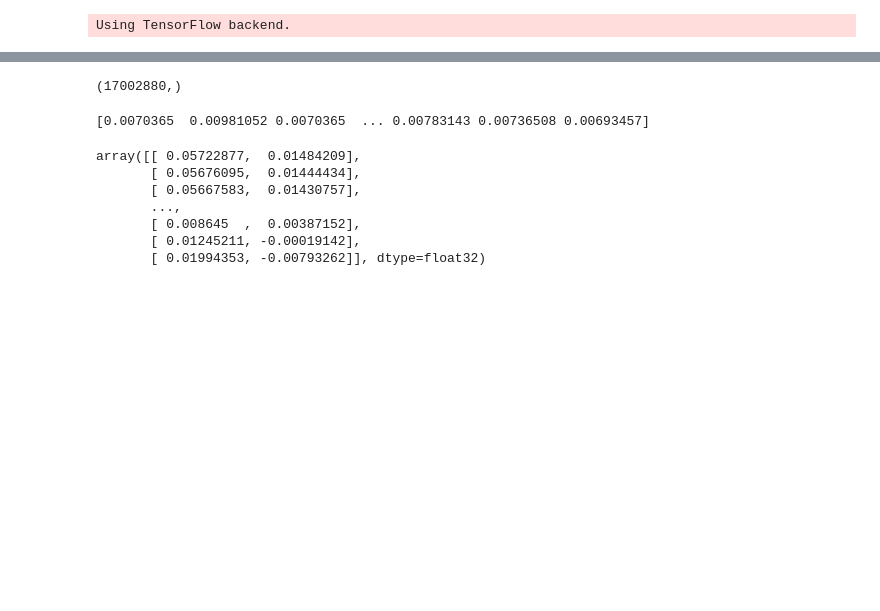
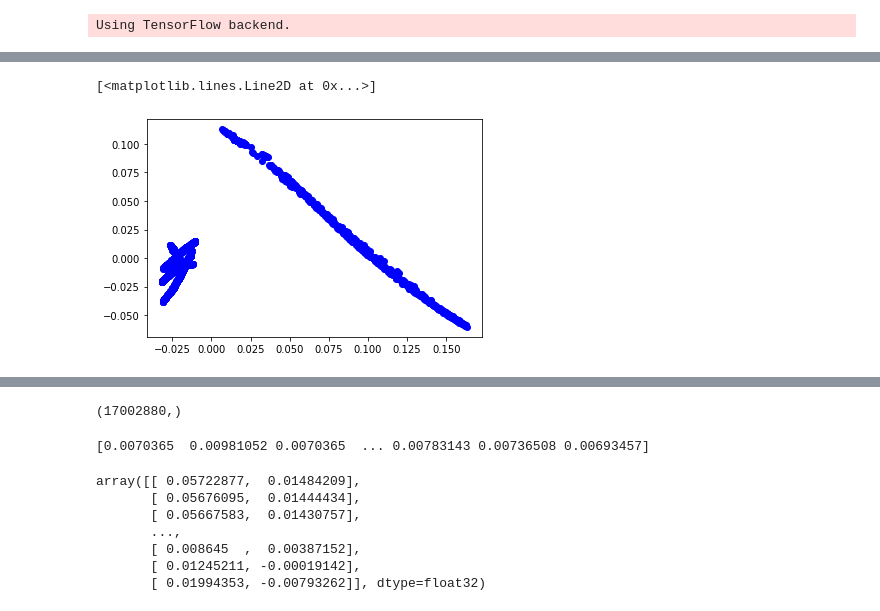
Before and after one commit to ShawnKS/Transportation-Mode-Identification-with-UnsupervisedLearning, a Jupyter notebook: clustering&evulating.ipynb, the cells around one changed output, grey strips where cells are left out. Drawn from its saved outputs; the diff is of its cells as text; code cells hidden in the pictures; blank space fills up the shorter version.

```diff
--- a/clustering&evulating.ipynb
+++ b/clustering&evulating.ipynb
@@ -29,0 +65,8 @@ encode_ = np.fromfile("encodeAE.bin",dtype=np.float32)
+# %%
+filename = '/home/sxz/data/geolife_Data/Encoded_data.pickle'
+with open(filename, 'rb') as f:
+    kfold_dataset1 = pickle.load(f)
+# %%
+kfold_dataset = kfold_dataset1[:][0].reshape(len(kfold_dataset1[:][0]),31*128)
+# %%
+pca_ = PCA(n_components=2)
@@ -29,0 +79,7 @@ encode_ = np.fromfile("encodeAE.bin",dtype=np.float32)
+# %%
+unlabel_pca = pca_.fit_transform(kfold_dataset)
+# %%
+plt.plot(unlabel_pca[:,0],unlabel_pca[:,1],'o',color='blue')
+# %% [output]
+[<matplotlib.lines.Line2D at 0x...>]
+[figure, added]
```
Also changed, not shown: parts of 19 cells of this notebook, 3 other files.
